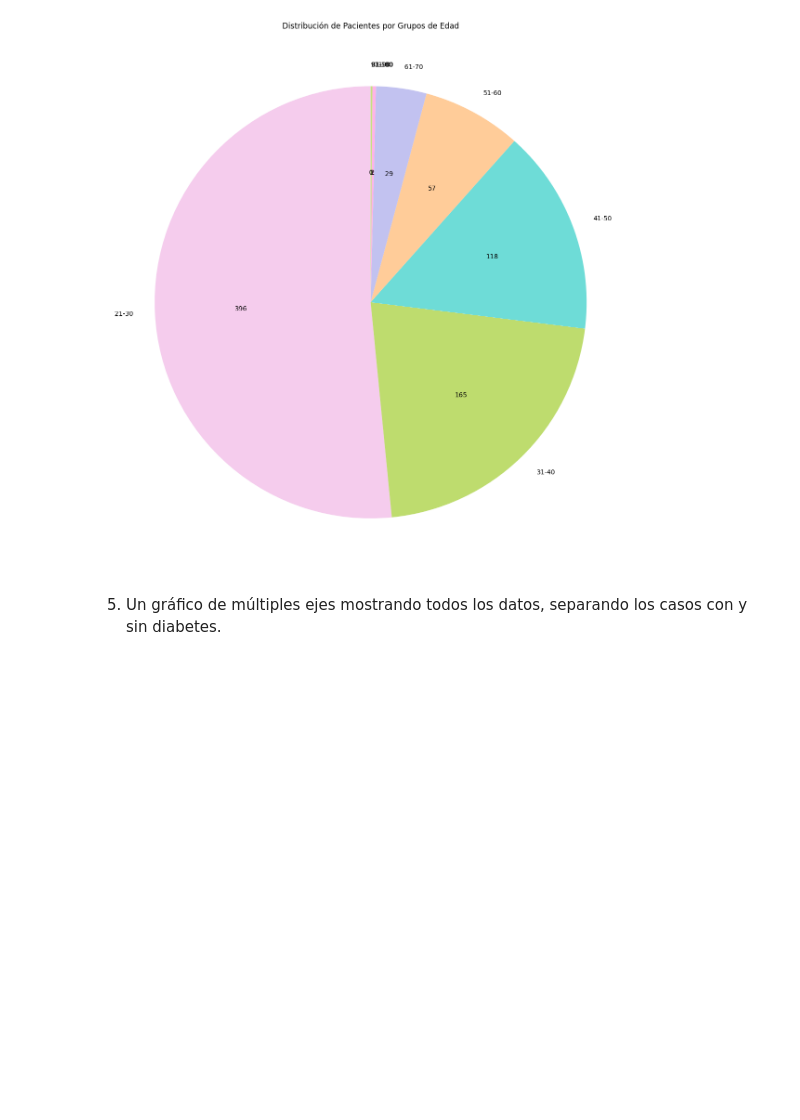
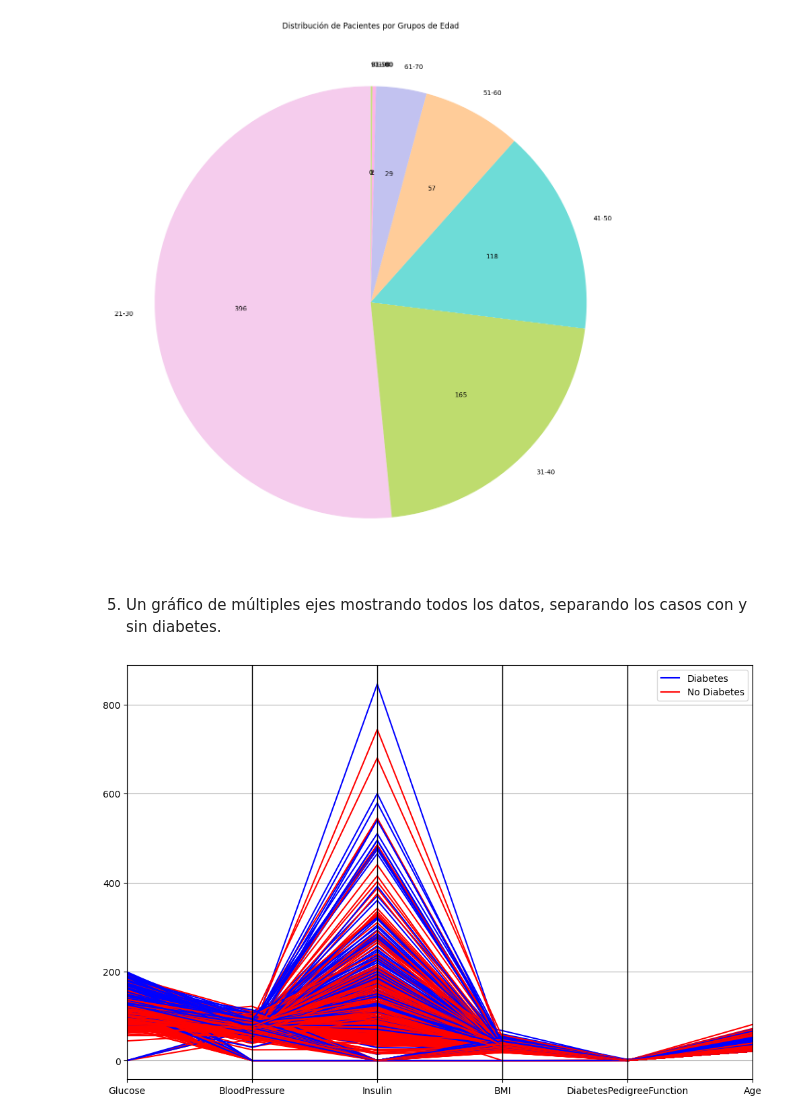
Before and after one commit to Carolinsrainbow/UC_VisualizacionDeDatos, a Jupyter notebook: VDD_Diabetes_Carolina_Herrera_Azolas.ipynb, the cells around one changed output. Saved outputs shown, nothing was run; the diff lists cells and outputs as text; code cells hidden in the pictures; blank space fills up the shorter version.

```diff
--- a/VDD_Diabetes_Carolina_Herrera_Azolas.ipynb
+++ b/VDD_Diabetes_Carolina_Herrera_Azolas.ipynb
@@ -149,3 +149,17 @@ plt.show()
 [figure]
 # %% [markdown]
 5. Un gráfico de múltiples ejes mostrando todos los datos, separando los casos con y sin diabetes.
+# %%
+# Limpiamos datos, donde outcome es NAN
+df = df.dropna(subset=['Outcome'])
+
+from pandas.plotting import parallel_coordinates
+
+df['Outcome'] = df['Outcome'].map({0: 'No Diabetes', 1: 'Diabetes'})
+
+# Creamos el gráfico de múltiples ejes
+plt.figure(figsize=(12, 8))
+parallel_coordinates(df[['Glucose', 'BloodPressure', 'Insulin', 'BMI', 'DiabetesPedigreeFunction', 'Age', 'Outcome']], 'Outcome', color=['blue', 'red'])
+plt.show()
+# %% [output]
+[figure, added]
```
